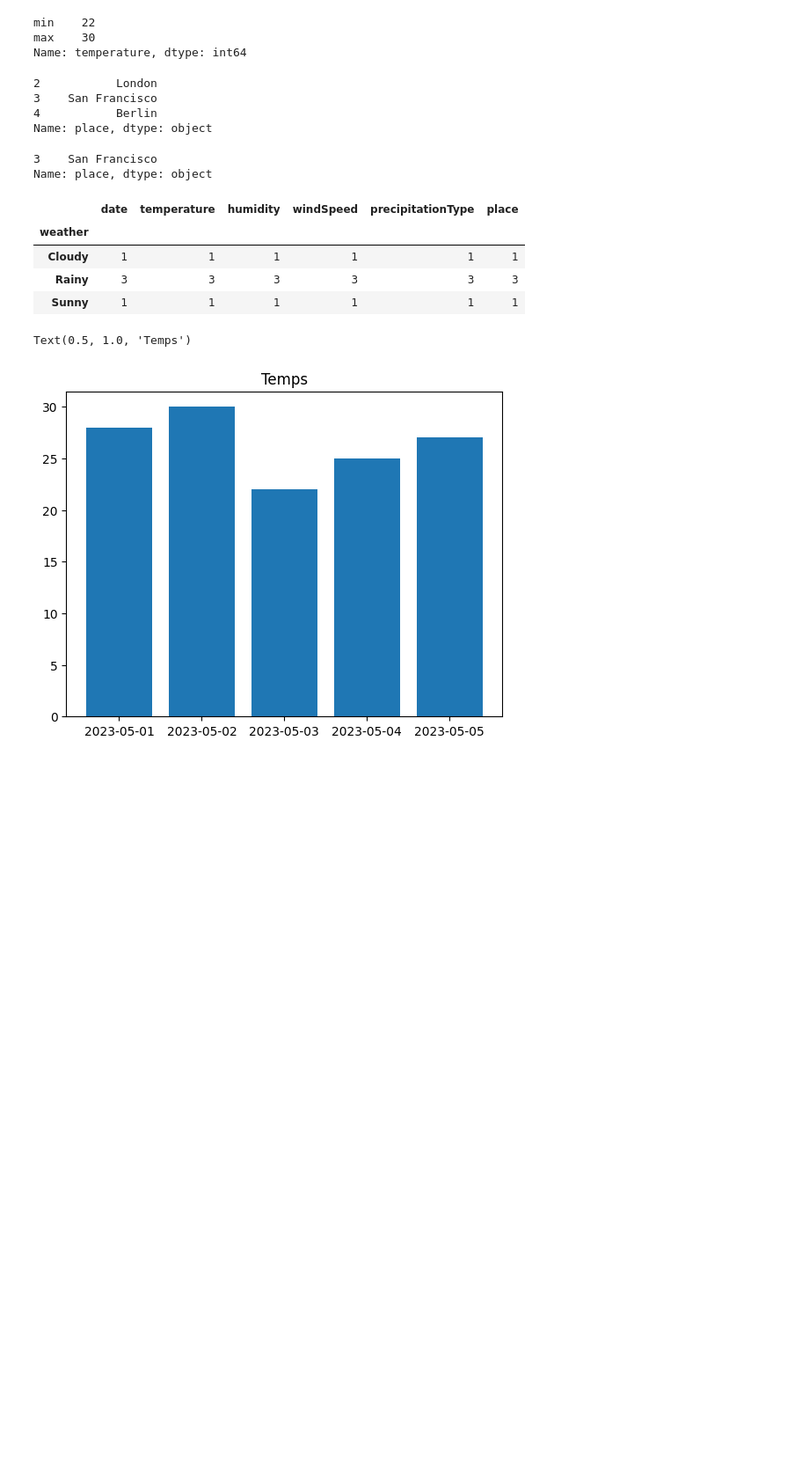
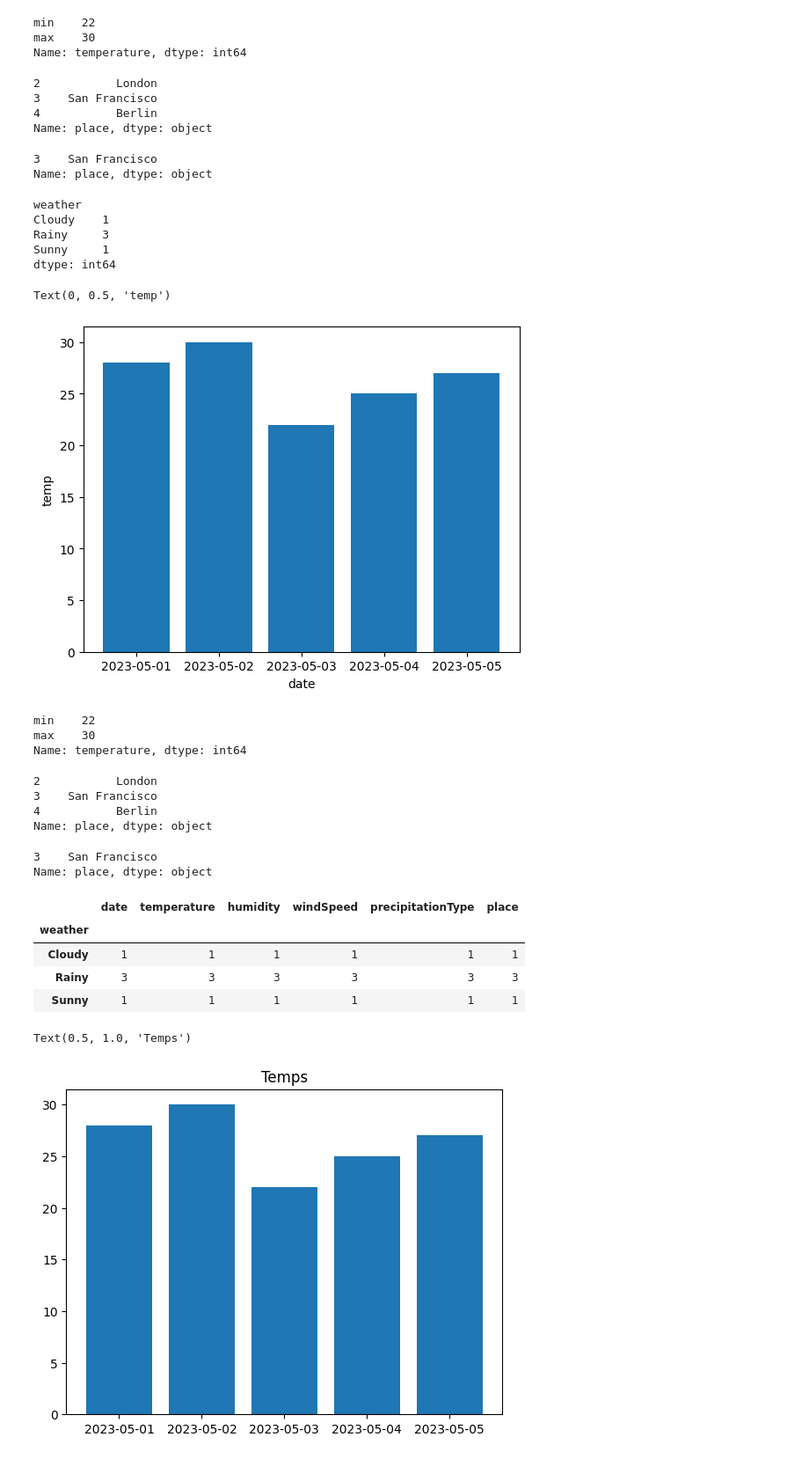
Before and after one commit to Coop04/Programming-Notes, a Jupyter notebook: Python/Problems/problems.ipynb, the cells around one changed output. Shown at 88% size. Drawn from its saved outputs; the diff is of its cells as text; code cells hidden in the pictures; blank space fills up the shorter version.

```diff
--- a/Python/Problems/problems.ipynb
+++ b/Python/Problems/problems.ipynb
@@ -382,6 +396,40 @@ df['place'][df['weather']=='Cloudy']
 # %% [output]
 3    San Francisco
 Name: place, dtype: object
+# %%
+df.sort_values(by='weather').groupby('weather').size()
+# %% [output]
+weather
+Cloudy    1
+Rainy     3
+Sunny     1
+dtype: int64
+# %%
+from pylab import *
+bar(df['date'],df['temperature'])
+xlabel('date')
+ylabel('temp')
+# %% [output]
+Text(0, 0.5, 'temp')
+[figure, added]
+# %%
+df['temperature'].agg(['min','max'])
+# %% [output]
+min    22
+max    30
+Name: temperature, dtype: int64
+# %%
+df['place'][df['temperature']<28]
+# %% [output]
+2           London
+3    San Francisco
+4           Berlin
+Name: place, dtype: object
+# %%
+df['place'][df['weather']=='Cloudy']
+# %% [output]
+3    San Francisco
+Name: place, dtype: object
 # %%
 df.groupby('weather').count()
 # %% [output]
```
Also changed, not shown: parts of 6 cells of this notebook, 45 other files.
